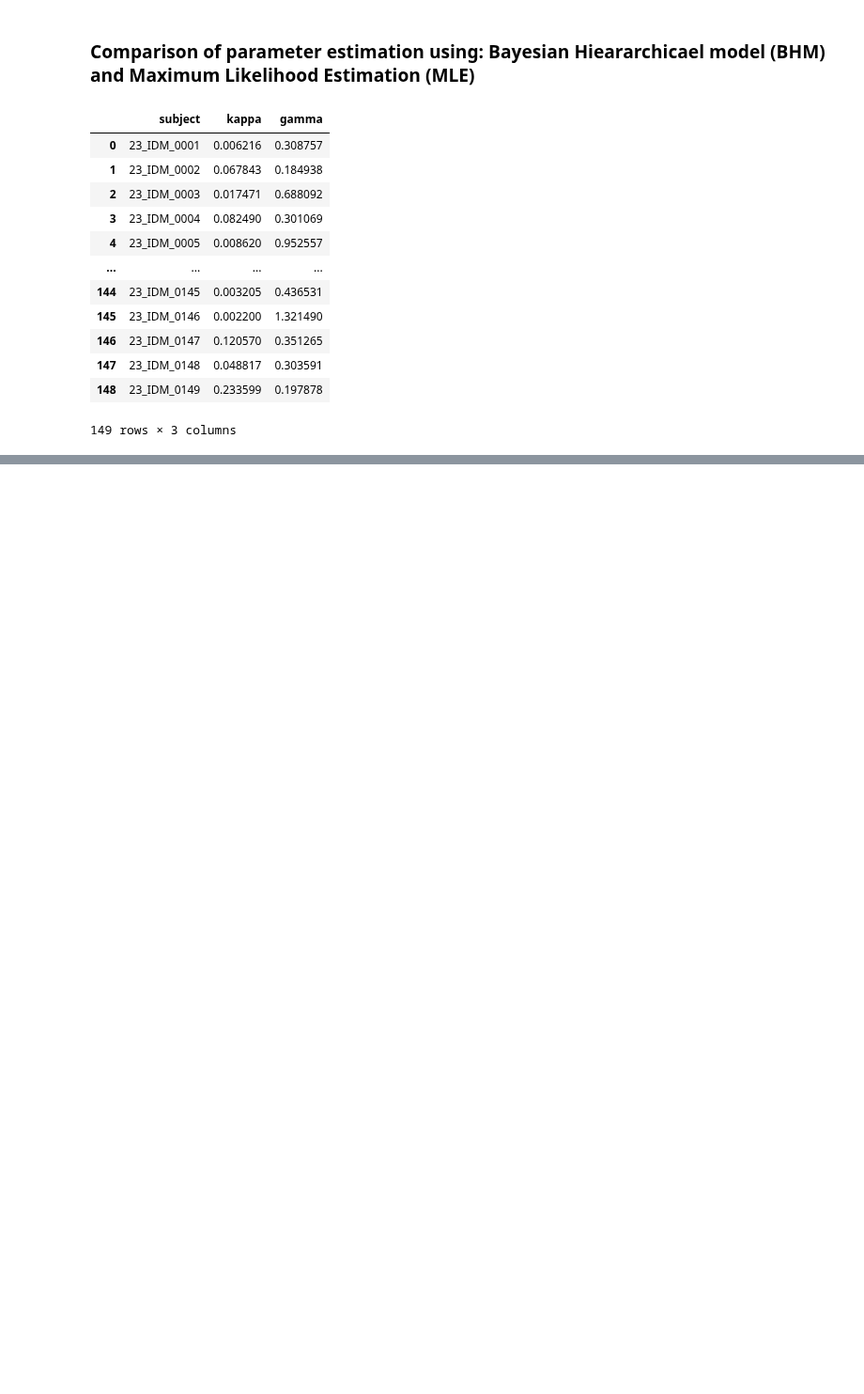
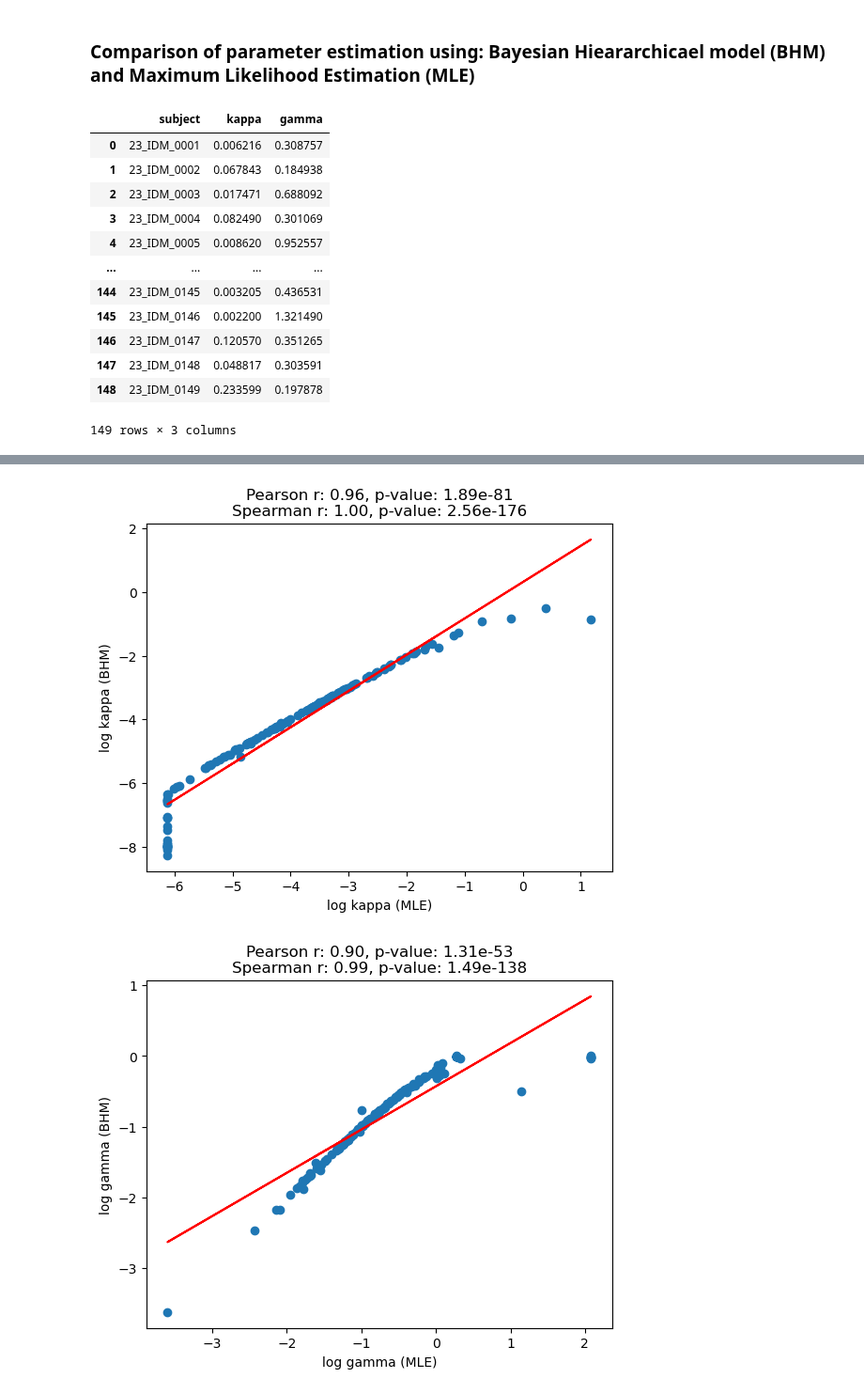
Before and after one commit to CDN-Lab/BH_model, a Jupyter notebook: BHM_MLE_correlation.ipynb, the cells around one changed output, grey strips where cells are left out. Shown at 94% size. Cells and saved outputs as stored; diff of their text form; code cells hidden in the pictures; blank space fills up the shorter version.

```diff
--- a/BHM_MLE_correlation.ipynb
+++ b/BHM_MLE_correlation.ipynb
@@ -83,0 +86,10 @@ for idx,var in enumerate(var_names):
+# %%
+# experiment = 'k_beta'
+# kappa is beta distribution : kappa = pm.Beta('kappa',mu=mu_kappa_hat,sigma=sd_kappa_hyper,shape=np.size(np.unique(subj_id)))
+# gamma is half_normal : gamma = pm.HalfNormal('gamma',sigma=sd_gamma_hyper,shape=np.size(np.unique(subj_id)))
+var_names=['kappa','gamma']
+for idx,var in enumerate(var_names):
+    plot_correlation(df_mle,df_bhm,idx=idx,var=var)
+# %% [output]
+[figure, added]
+[figure, added]
```
Also changed, not shown: parts of 2 cells of this notebook, 1 other file.
